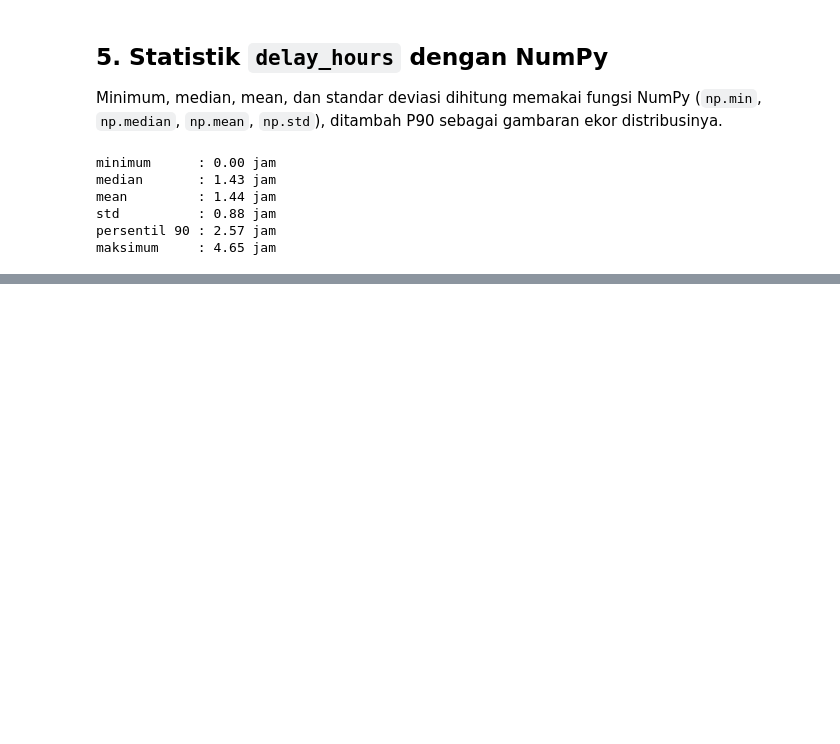
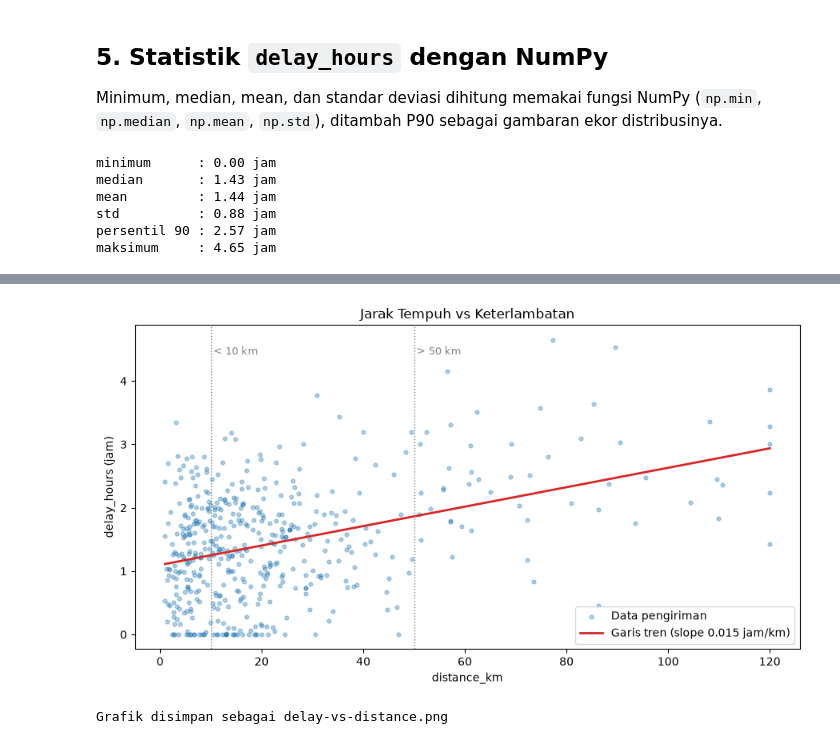
Before and after one commit to KagChi/anteraja-capstone-samuel, a Jupyter notebook: docs/notebooks/shipment-delivery-analysis.ipynb, the cells around one changed output, grey strips where cells are left out. Saved outputs shown, nothing was run; the diff lists cells and outputs as text; code cells hidden in the pictures; blank space fills up the shorter version.

```diff
--- a/docs/notebooks/shipment-delivery-analysis.ipynb
+++ b/docs/notebooks/shipment-delivery-analysis.ipynb
@@ -347,0 +458,28 @@ maksimum     : 4.65 jam
+# %%
+jarak = df["distance_km"].to_numpy()
+koefisien_tren = np.polyfit(jarak, delay, 1)
+
+fig, ax = plt.subplots(figsize=(9, 5))
+ax.scatter(jarak, delay, s=12, alpha=0.35, label="Data pengiriman")
+
+garis_x = np.linspace(jarak.min(), jarak.max(), 100)
+ax.plot(garis_x, np.polyval(koefisien_tren, garis_x), color="#d62728", linewidth=2,
+        label=f"Garis tren (slope {koefisien_tren[0]:.3f} jam/km)")
+
+ax.axvline(10, color="gray", linestyle=":", linewidth=1)
+ax.axvline(50, color="gray", linestyle=":", linewidth=1)
+ax.text(10.5, delay.max() * 0.95, "< 10 km", fontsize=9, color="gray")
+ax.text(50.5, delay.max() * 0.95, "> 50 km", fontsize=9, color="gray")
+
+ax.set_title("Jarak Tempuh vs Keterlambatan")
+ax.set_xlabel("distance_km")
+ax.set_ylabel("delay_hours (jam)")
+ax.legend()
+plt.tight_layout()
+plt.savefig("delay-vs-distance.png", dpi=110)
+plt.show()
+
+print("Grafik disimpan sebagai delay-vs-distance.png")
+# %% [output]
+[figure, added]
+Grafik disimpan sebagai delay-vs-distance.png
```
Also changed, not shown: parts of 8 cells of this notebook, 2 other files.
